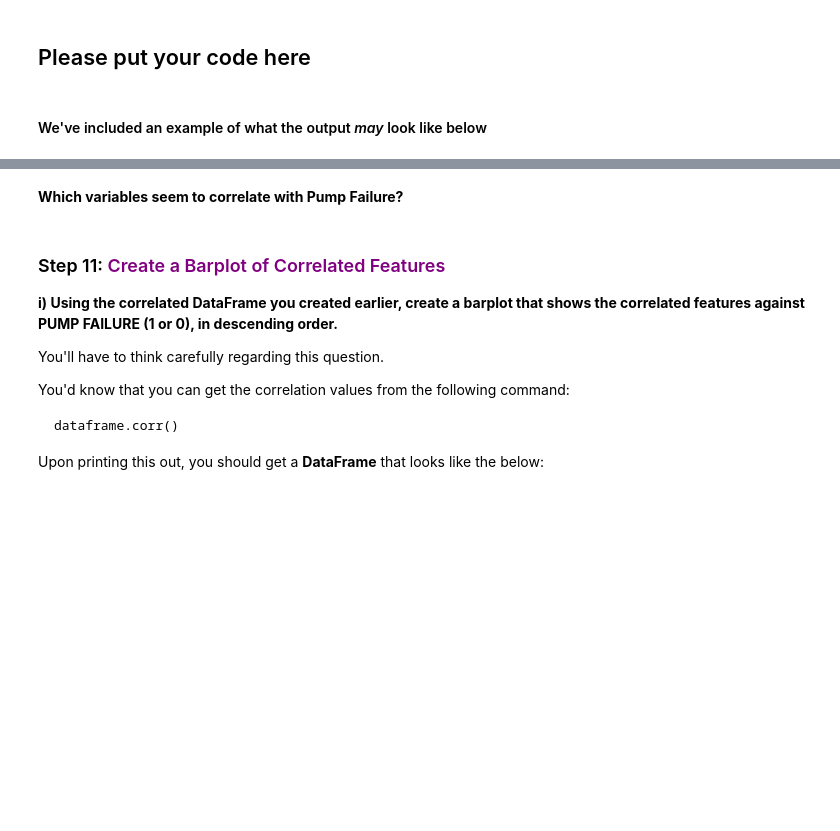
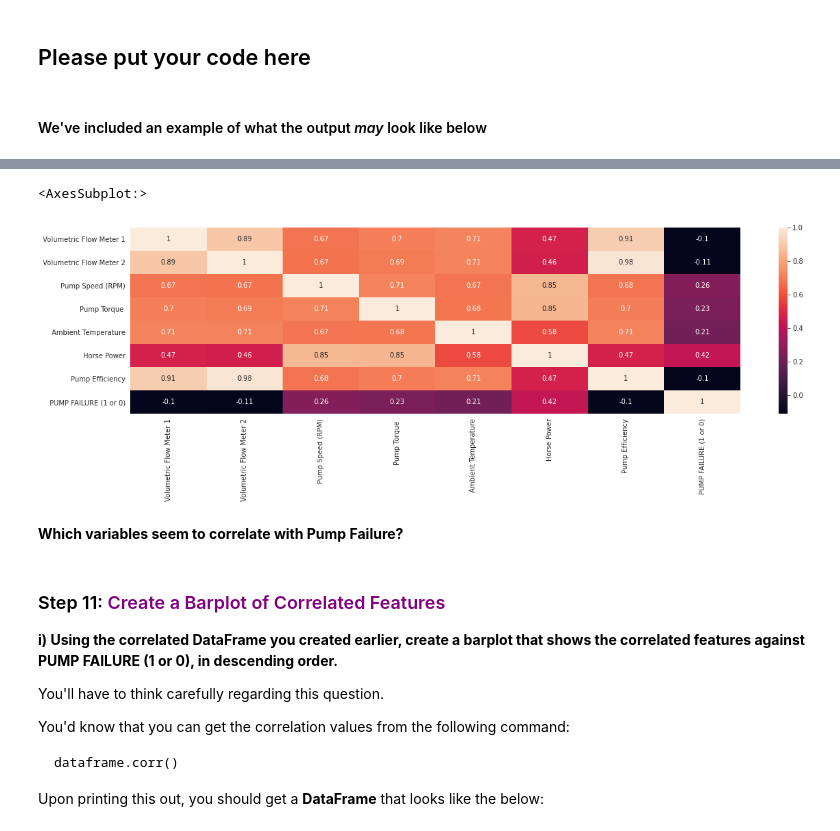
Before and after one commit to felipeLx/python, a Jupyter notebook: aemr/Southern_Water_Corp_OLS_Case_Study_Student_Facing_160221.ipynb, the cells around one changed output, grey strips where cells are left out. Drawn from its saved outputs; the diff is of its cells as text; code cells hidden in the pictures; blank space fills up the shorter version.

```diff
--- a/aemr/Southern_Water_Corp_OLS_Case_Study_Student_Facing_160221.ipynb
+++ b/aemr/Southern_Water_Corp_OLS_Case_Study_Student_Facing_160221.ipynb
@@ -509,2 +521,8 @@ You'll need to ensure you use the following <a href = https://pandas.pydata.org/
+# %%
+corr_df_raw = df_raw.corr()
+sns.heatmap(corr_df_raw, annot=True)
+# %% [output]
+<AxesSubplot:>
+[figure, added]
 # %% [markdown]
 **Which variables seem to correlate with Pump Failure?**
```
Also changed, not shown: parts of 22 cells of this notebook, 4 other files.
